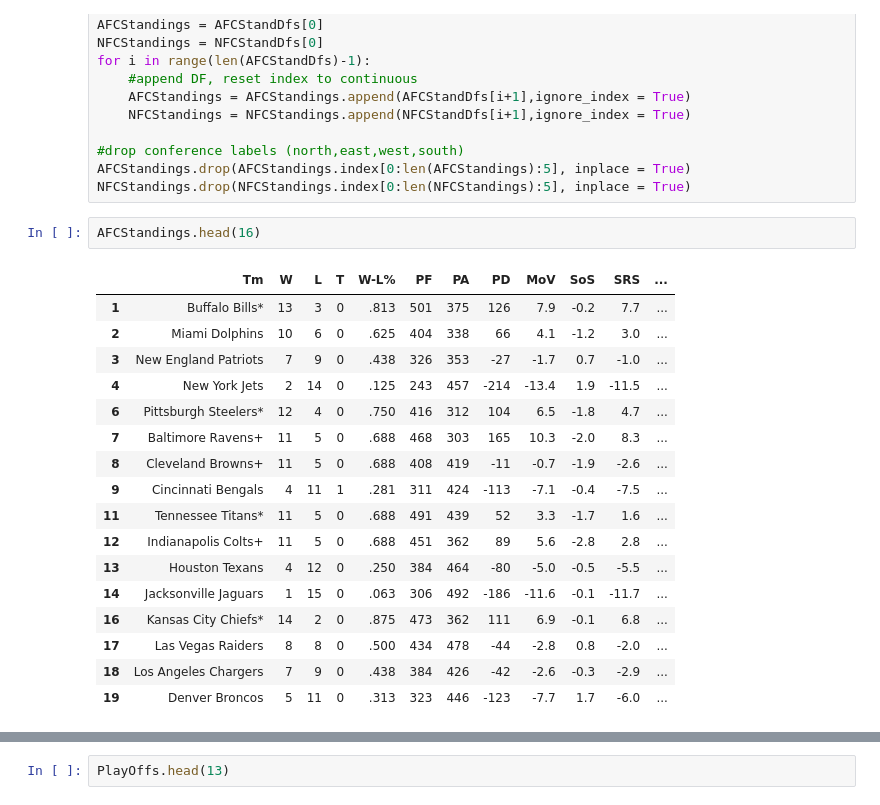
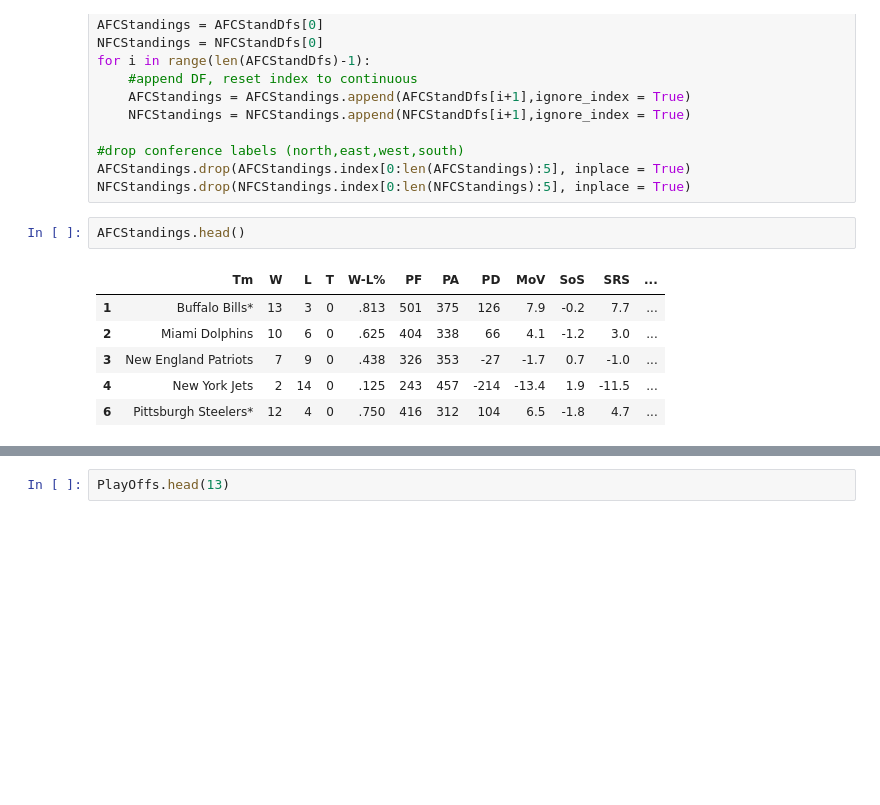
Before and after one commit to scottstack19/SB55-projection, a Jupyter notebook: code_initial.ipynb, the cells around one changed output, grey strips where cells are left out. Saved outputs shown, nothing was run; the diff lists cells and outputs as text; blank space fills up the shorter version.

```diff
--- a/code_initial.ipynb
+++ b/code_initial.ipynb
@@ -242,23 +266,12 @@ for i in range(len(AFCStandDfs)-1):
 AFCStandings.drop(AFCStandings.index[0:len(AFCStandings):5], inplace = True)
 NFCStandings.drop(NFCStandings.index[0:len(NFCStandings):5], inplace = True)
 # %%
-AFCStandings.head(16)
+AFCStandings.head()
 # %% [output]
 |  | Tm | W | L | T | W-L% | PF | PA | PD | MoV | SoS | SRS | ... |
 | 1 | Buffalo Bills* | 13 | 3 | 0 | .813 | 501 | 375 | 126 | 7.9 | -0.2 | 7.7 | ... |
 | 2 | Miami Dolphins | 10 | 6 | 0 | .625 | 404 | 338 | 66 | 4.1 | -1.2 | 3.0 | ... |
 | 3 | New England Patriots | 7 | 9 | 0 | .438 | 326 | 353 | -27 | -1.7 | 0.7 | -1.0 | ... |
 | 4 | New York Jets | 2 | 14 | 0 | .125 | 243 | 457 | -214 | -13.4 | 1.9 | -11.5 | ... |
 | 6 | Pittsburgh Steelers* | 12 | 4 | 0 | .750 | 416 | 312 | 104 | 6.5 | -1.8 | 4.7 | ... |
-| 7 | Baltimore Ravens+ | 11 | 5 | 0 | .688 | 468 | 303 | 165 | 10.3 | -2.0 | 8.3 | ... |
-| 8 | Cleveland Browns+ | 11 | 5 | 0 | .688 | 408 | 419 | -11 | -0.7 | -1.9 | -2.6 | ... |
-| 9 | Cincinnati Bengals | 4 | 11 | 1 | .281 | 311 | 424 | -113 | -7.1 | -0.4 | -7.5 | ... |
-| 11 | Tennessee Titans* | 11 | 5 | 0 | .688 | 491 | 439 | 52 | 3.3 | -1.7 | 1.6 | ... |
-| 12 | Indianapolis Colts+ | 11 | 5 | 0 | .688 | 451 | 362 | 89 | 5.6 | -2.8 | 2.8 | ... |
-| 13 | Houston Texans | 4 | 12 | 0 | .250 | 384 | 464 | -80 | -5.0 | -0.5 | -5.5 | ... |
-| 14 | Jacksonville Jaguars | 1 | 15 | 0 | .063 | 306 | 492 | -186 | -11.6 | -0.1 | -11.7 | ... |
-| 16 | Kansas City Chiefs* | 14 | 2 | 0 | .875 | 473 | 362 | 111 | 6.9 | -0.1 | 6.8 | ... |
-| 17 | Las Vegas Raiders | 8 | 8 | 0 | .500 | 434 | 478 | -44 | -2.8 | 0.8 | -2.0 | ... |
-| 18 | Los Angeles Chargers | 7 | 9 | 0 | .438 | 384 | 426 | -42 | -2.6 | -0.3 | -2.9 | ... |
-| 19 | Denver Broncos | 5 | 11 | 0 | .313 | 323 | 446 | -123 | -7.7 | 1.7 | -6.0 | ... |
 # %%
```
Also changed, not shown: parts of 17 cells of this notebook.
